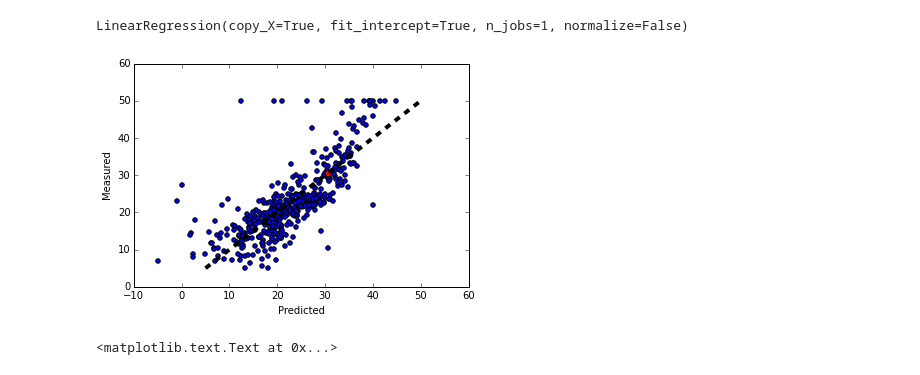
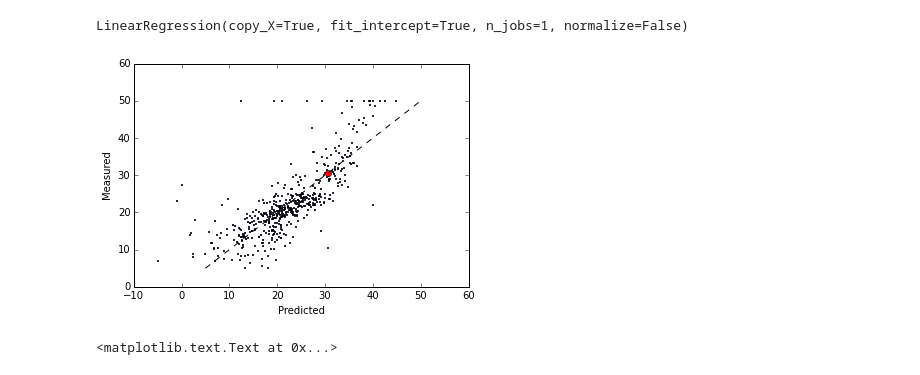
Before and after one commit to JeanWU/boston_datasets, a Jupyter notebook: test for plot.ipynb, the cells around one changed output. Drawn from its saved outputs; the diff is of its cells as text; code cells hidden in the pictures.

```diff
--- a/test for plot.ipynb
+++ b/test for plot.ipynb
@@ -36,17 +36,17 @@ LinearRegression(copy_X=True, fit_intercept=True, n_jobs=1, normalize=False)
 # %%
 predicted = cross_val_predict(lr, boston.data, y, cv=10)
 predict_y=lr.predict(boston.data[2])
 
 fig, ax = plt.subplots()
 #ax.scatter(y, predicted)
-ax.scatter(predicted,y)
-ax.plot(predict_y, predict_y, 'ro')
-ax.plot([y.min(), y.max()], [y.min(), y.max()], 'k--', lw=4)
+ax.scatter(predicted,y,s=1)
+ax.plot(predict_y, predict_y, 'ro',lw=4)
+ax.plot([y.min(), y.max()], [y.min(), y.max()], 'k--', lw=1)
 ax.set_xlabel('Predicted')
 ax.set_ylabel('Measured')
 plt.show()
 # %% [output]
-[figure, old version]
+[figure, new version]
 # %%
 plt.figure(1)
 plt.clf()
```
Also changed, not shown: 4 other files.
